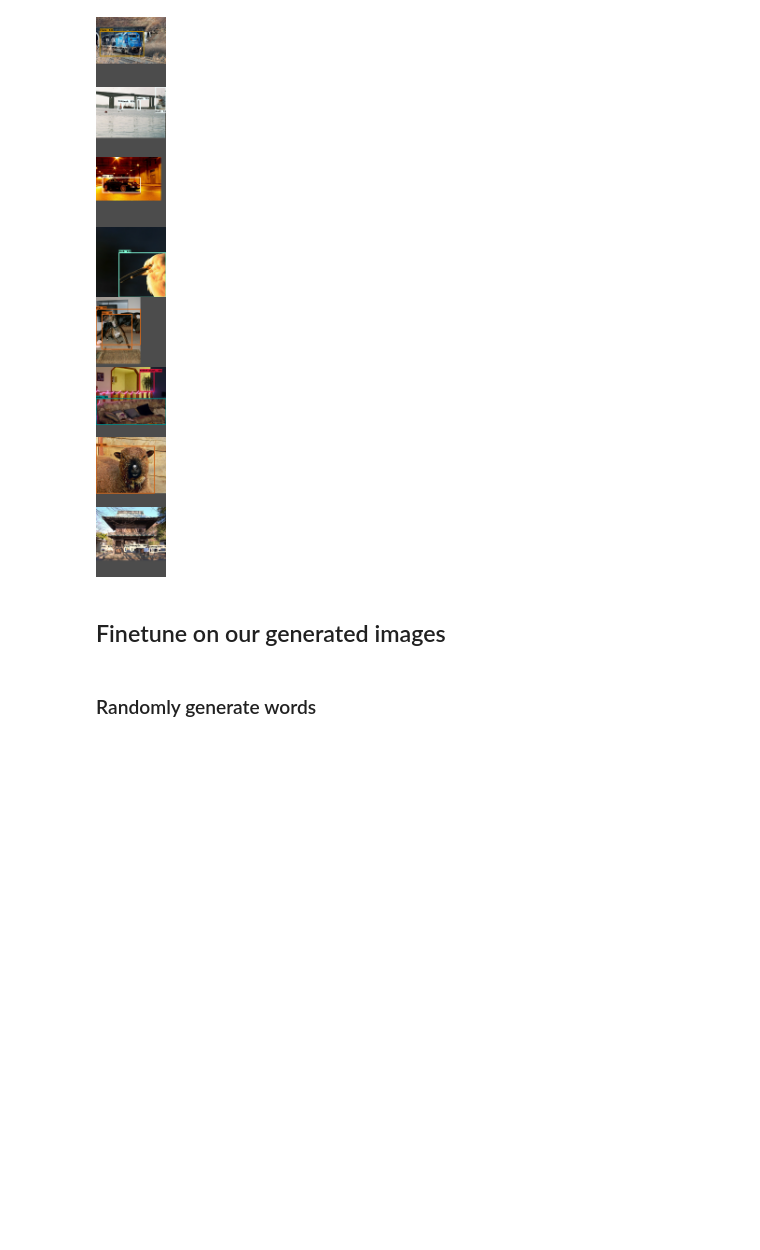
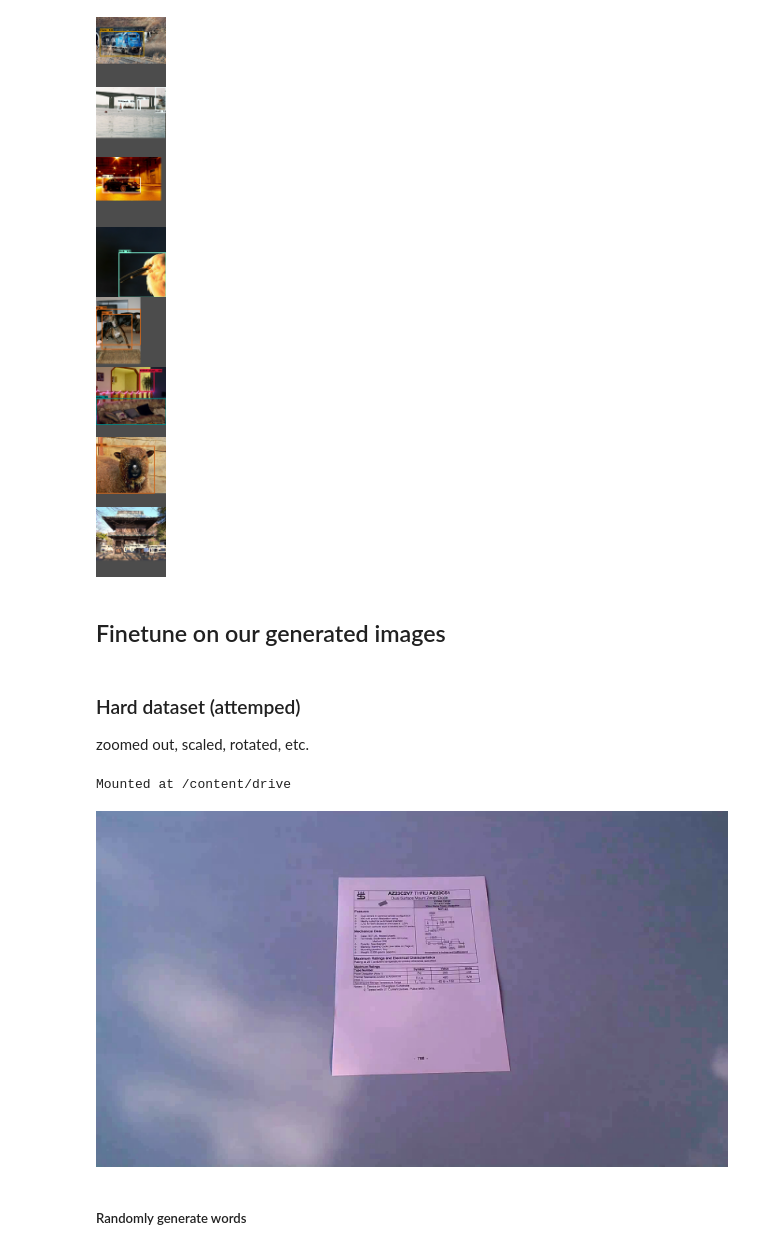
Before and after one commit to alixintong/btt-ai-know-your-customer, a Jupyter notebook: pix2seq_finetuning_object_detection.ipynb, the cells around one changed output. Saved outputs shown, nothing was run; the diff lists cells and outputs as text; code cells hidden in the pictures; blank space fills up the shorter version.

Commit message:
Finished the basic procedure to create easy & hard datasets

```diff
--- a/pix2seq_finetuning_object_detection.ipynb
+++ b/pix2seq_finetuning_object_detection.ipynb
@@ -249,3 +249,23 @@ Image.fromarray(np.uint8(im.numpy() * 255))
 [figure]
 # %% [markdown]
 ## Finetune on our generated images
+# %% [markdown]
+### Hard dataset (attemped)
+zoomed out, scaled, rotated, etc.
+# %%
+# this cell allows access to our folder
+from google.colab import drive
+drive.mount('/content/drive', force_remount=True)
+# %% [output]
+Mounted at /content/drive
+# %%
+# wanna create iamges simulating the sample dataset
+# find the size of the images in the sample dataset
+sample = Image.open('/content/drive/MyDrive/BTTAI_AmericanExpress1/datasets/sampleDataset/frames_bb/datasheet001_frames_00001.jpg')
+width, height = sample.size
+print(width)
+print(height)
+# %%
+sample
+# %% [output]
+[figure, added]
@@ -252,2 +311,2 @@ Image.fromarray(np.uint8(im.numpy() * 255))
 # %% [markdown]
-### Randomly generate words
+##### Randomly generate words
```
Also changed, not shown: parts of 32 cells of this notebook.
